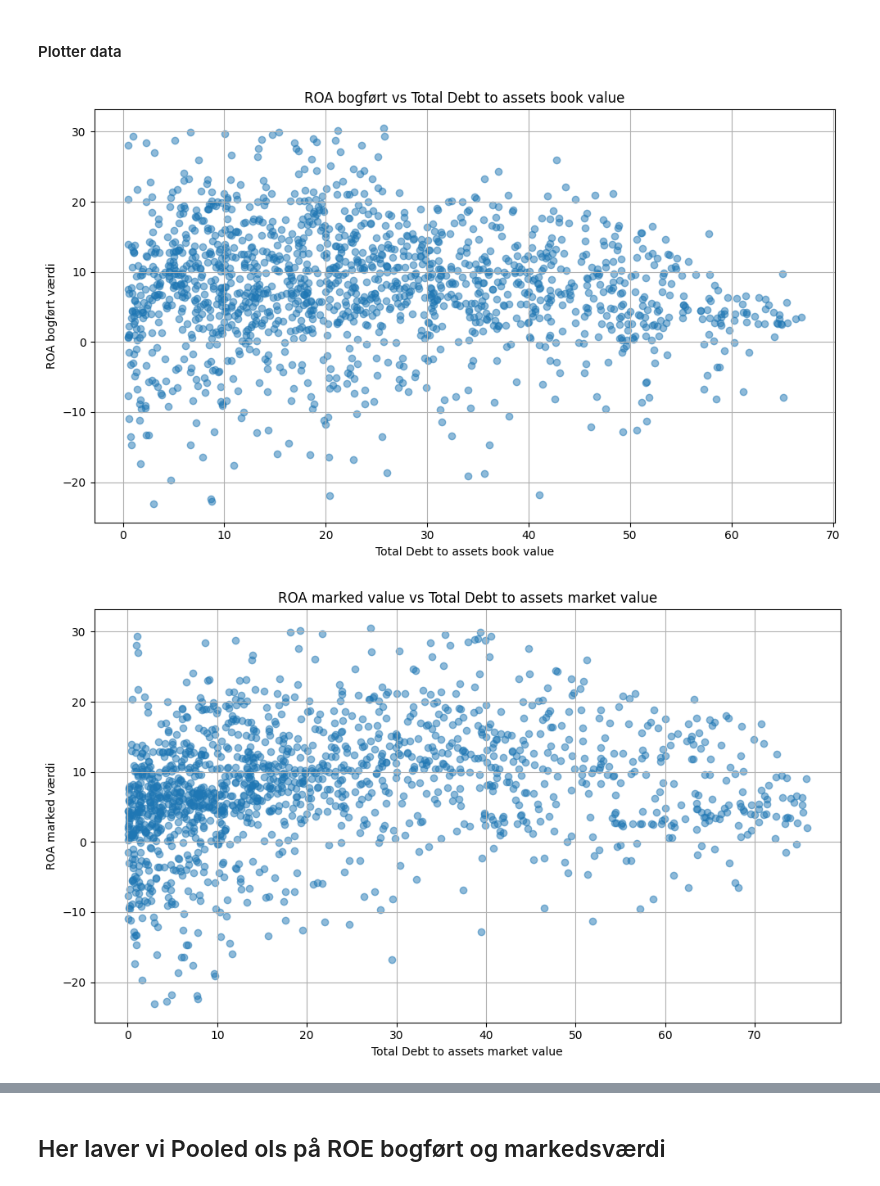
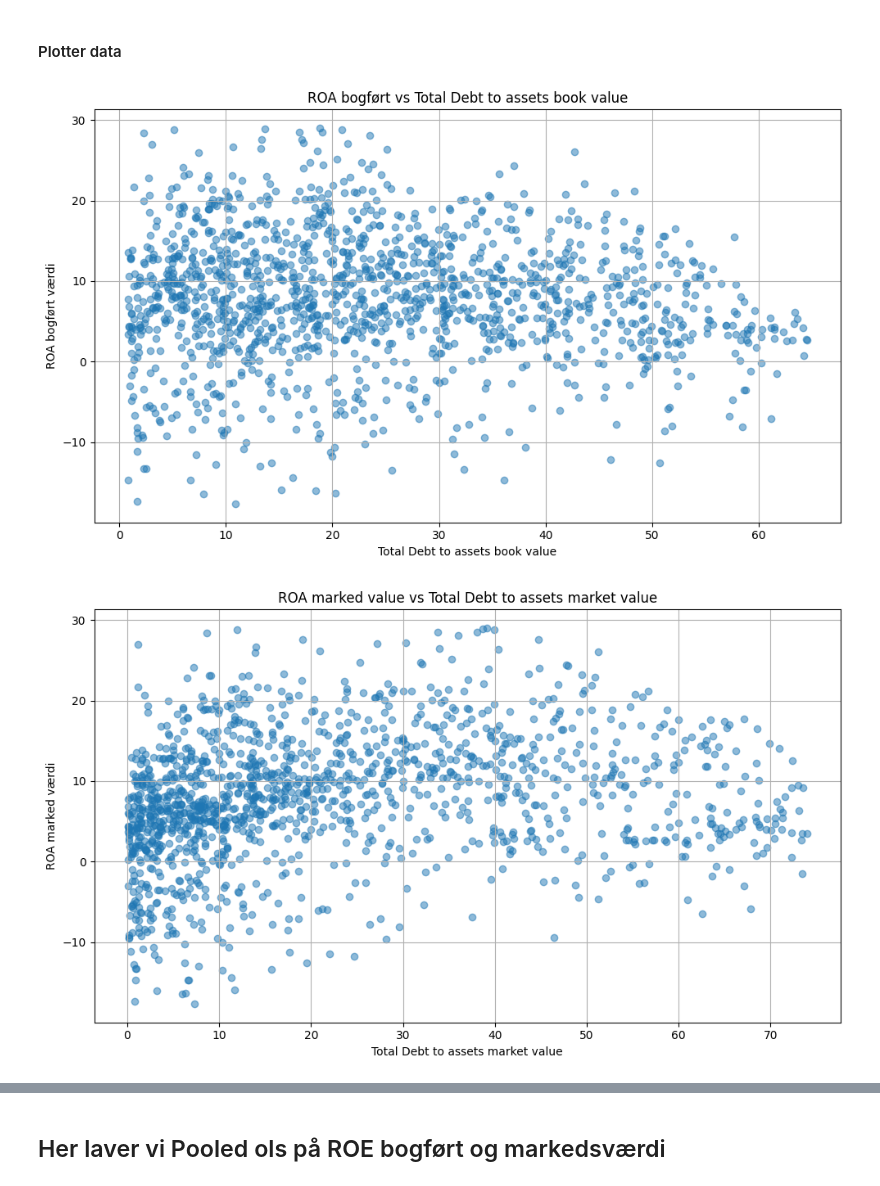
Before and after one commit to MarcusHonore/Seminar-Corporate-Finance, a Jupyter notebook: program til markedsværdier.ipynb, the cells around one changed output, grey strips where cells are left out. Saved outputs shown, nothing was run; the diff lists cells and outputs as text; code cells hidden in the pictures.

```diff
--- a/program til markedsværdier.ipynb
+++ b/program til markedsværdier.ipynb
@@ -222,11 +222,11 @@ trim_vars = ['ROA_market_value', 'ROE_market_value', 'debt_market_value', 'debt_
 data_trimmed = data_test.copy()
 
 for var in trim_vars:
-    lower = data_trimmed[var].quantile(0.02)
-    upper = data_trimmed[var].quantile(0.98)
+    lower = data_trimmed[var].quantile(0.025)
+    upper = data_trimmed[var].quantile(0.975)
     data_trimmed = data_trimmed[(data_trimmed[var] >= lower) & (data_trimmed[var] <= upper)]
 
-data_trimmed = data_trimmed[(data_trimmed['ROE_market_value'] <= 58) & data_trimmed['ROA_market_value'] >= -20]
+#data_trimmed = data_trimmed[(data_trimmed['ROE_market_value'] <= 38) & data_trimmed['debt_market_value'] <= 62]
 
 print(f"Rows kept: {len(data_trimmed)} out of {len(data_test)}")
 data_trimmed.head()
@@ -268,29 +268,28 @@ Rows kept: 1505 out of 1781
 #### Plotter data
 # %%
 # Check the shape of the trimmed data
-data_filter = data_test.copy()
 
 # first plot 'Tobins Q' against 'Total Debt to Total Equity, Percent'
 plt.figure(figsize=(10, 6))
 plt.scatter(data_trimmed['debt_book_value'], data_trimmed['ROA_market_value'], alpha=0.5)
 plt.title('ROA bogført vs Total Debt to assets book value')
 plt.xlabel('Total Debt to assets book value')
 plt.ylabel('ROA bogført værdi')
 plt.grid(True)
 plt.tight_layout()
 #plt.savefig('Tobins Q_vs_TDTE_filter.png', dpi=300)  # Save figure
 
 plt.figure(figsize=(10, 6))
 plt.scatter(data_trimmed['debt_market_value'], data_trimmed['ROA_market_value'], alpha=0.5)
 plt.title('ROA marked value vs Total Debt to assets market value')
 plt.xlabel('Total Debt to assets market value')
 plt.ylabel('ROA marked værdi')
 plt.grid(True)
 plt.tight_layout()
 #plt.savefig('Tobins Q_vs_TDTE_trimmed.png', dpi=300)  # Save figure
 # %% [output]
-[figure, old version]
+[figure, new version]
-[figure, old version]
+[figure, new version]
 # %%
 # Check the shape of the trimmed data
 data_filter = data_test.copy()
```
Also changed, not shown: parts of 56 cells of this notebook.
